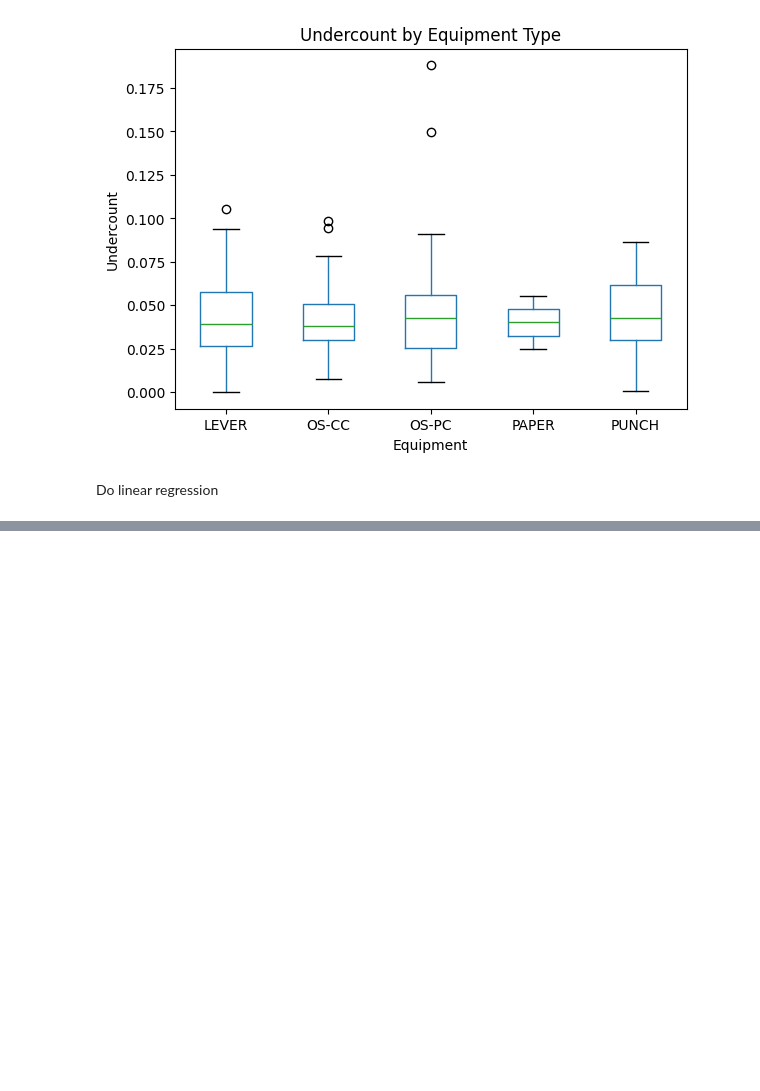
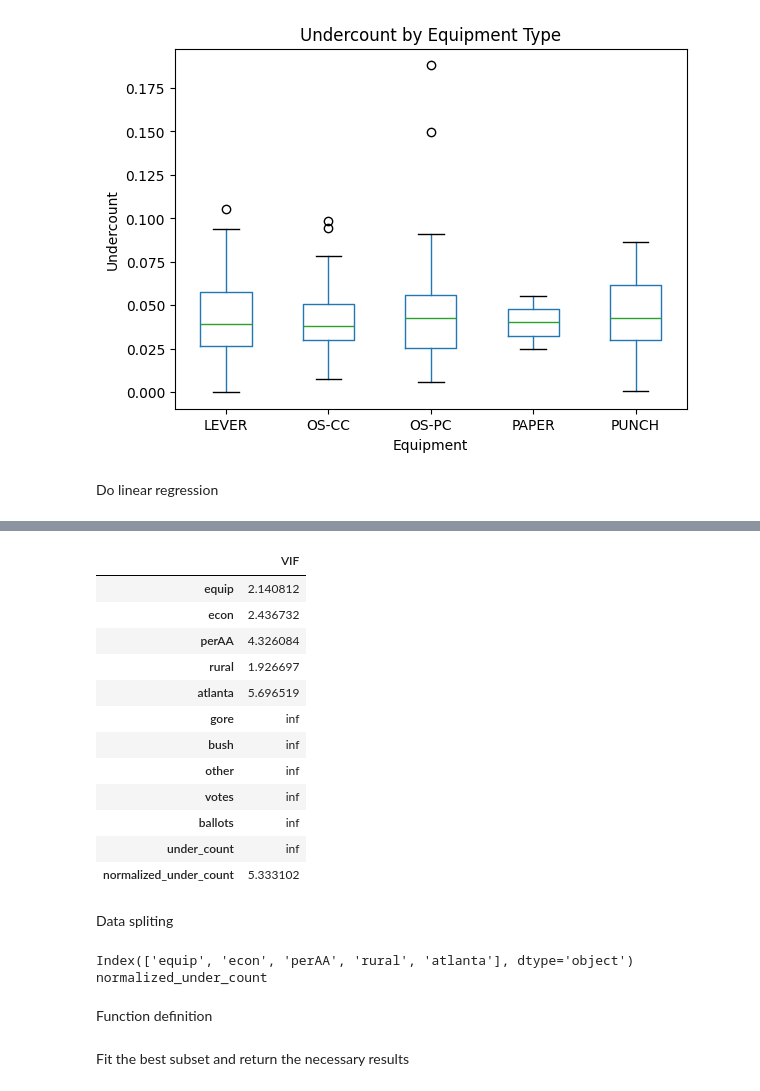
Before and after one commit to mysxc439/Biswa_PG3, a Jupyter notebook: adv_reg/gavote.ipynb, the cells around one changed output, grey strips where cells are left out. Cells and saved outputs as stored; diff of their text form; code cells hidden in the pictures; blank space fills up the shorter version.

```diff
--- a/adv_reg/gavote.ipynb
+++ b/adv_reg/gavote.ipynb
@@ -216,0 +209,5 @@ Notes:
+# %%
+# Convert object columns to categorical dtype and then to codes
+for col in data.select_dtypes(include='object').columns:
+    data[col] = data[col].astype('category').cat.codes
+data.dtypes
@@ -216,0 +228,33 @@ Notes:
+# %%
+vif = [variance_inflation_factor(data.values, i) for i in range(data.shape[1])]
+pd.DataFrame({'VIF': vif}, index=data.columns)
+# %% [output]
+|  | VIF |
+| equip | 2.140812 |
+| econ | 2.436732 |
+| perAA | 4.326084 |
+| rural | 1.926697 |
+| atlanta | 5.696519 |
+| gore | inf |
+| bush | inf |
+| other | inf |
+| votes | inf |
+| ballots | inf |
+| under_count | inf |
+| normalized_under_count | 5.333102 |
+# %% [markdown]
+Data spliting
+# %%
+train,test=train_test_split(data, test_size=0.2, random_state=42)
+x_train = train.drop(columns=['under_count','normalized_under_count','other','gore','bush','votes','ballots'])
+x_test = test.drop(columns=['under_count','normalized_under_count','other','gore','bush', 'votes', 'ballots'])
+y_train = train['normalized_under_count']
+y_test = test['normalized_under_count']
+
+print(x_train.columns)
+print(y_train.name)
+# %% [output]
+Index(['equip', 'econ', 'perAA', 'rural', 'atlanta'], dtype='object')
+normalized_under_count
+# %% [markdown]
+Function definition
@@ -216,0 +285,2 @@ Notes:
+# %% [markdown]
+Fit the best subset and return the necessary results
```
Also changed, not shown: parts of 13 cells of this notebook, 5 other files.
